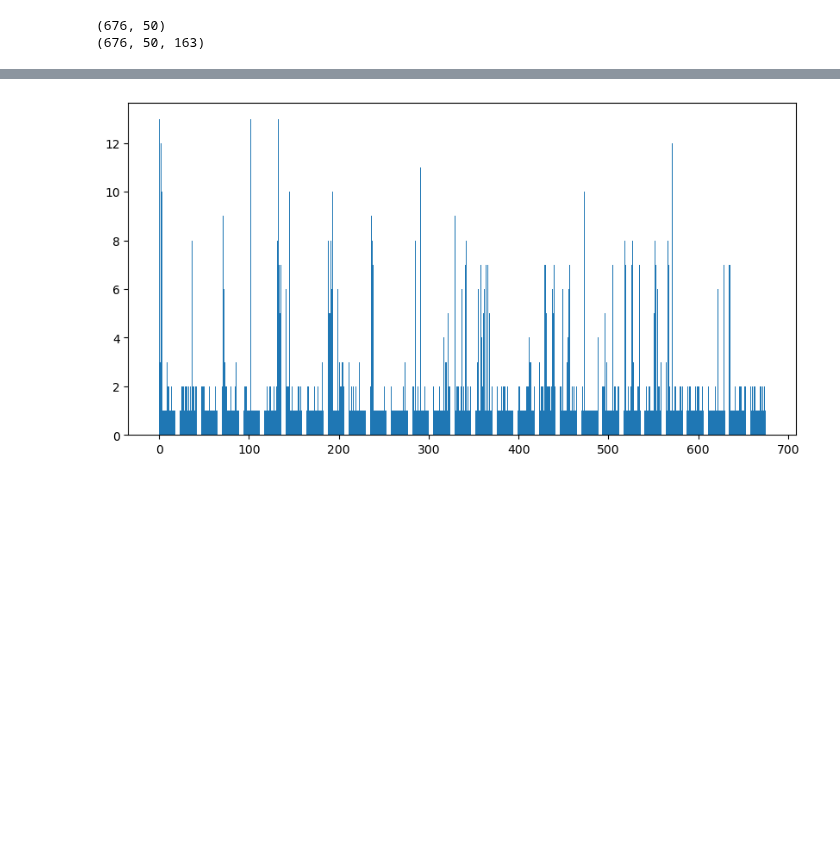
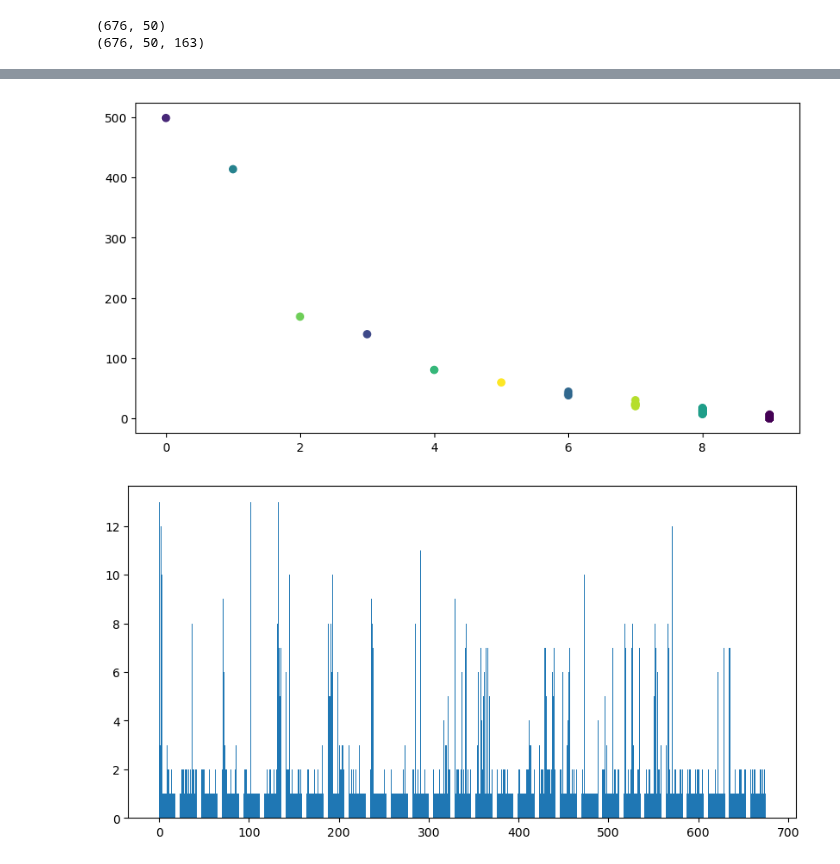
Before and after one commit to srt-uncertainty-wind/code, a Jupyter notebook: variableSelect_pca.ipynb, the cells around one changed output, grey strips where cells are left out. Cells and saved outputs as stored; diff of their text form; code cells hidden in the pictures; blank space fills up the shorter version.

```diff
--- a/variableSelect_pca.ipynb
+++ b/variableSelect_pca.ipynb
@@ -225,0 +270,88 @@ print(len(non_zeros_cols_list)) # 0.95下22个，0.8下28个，0.5下32个，0.1
+# %%
+# 对加权求和结果进行聚类
+from sklearn.cluster import KMeans
+from sklearn import metrics
+
+# for K in range(2, 20):
+K = 10
+metrics_array = np.sum(var_weighted_exist_array, axis=0).reshape((-1,1))
+cluster_labels = KMeans(n_clusters=K, random_state=9, n_init='auto').fit_predict(metrics_array)
+np.save(os.path.join(pca_save_path, "cluster_labels.npy"), cluster_labels)
+
+# 打印聚类分数
+clustering_metrics_list = [[], [], []]
+clustering_metrics_list[0].append(metrics.calinski_harabasz_score(metrics_array, cluster_labels)) # 越大越好
+clustering_metrics_list[1].append(metrics.silhouette_score(metrics_array, cluster_labels)) # 越大越好
+clustering_metrics_list[2].append(metrics.davies_bouldin_score(metrics_array, cluster_labels)) # 越小越好
+print(clustering_metrics_list)
+
+# 输出聚类中心
+cluster_centers = []
+for k in range(K):
+    center = np.mean(metrics_array[cluster_labels == k])
+    cluster_centers.append(round(center, 2))
+# print(cluster_centers)
+
+# 按照权重大小升序重排cluster_labels
+sorted_cluster_centers = sorted(cluster_centers, reverse=True)
+print(sorted_cluster_centers)
+correspond_idx_list = []
+for value in cluster_centers:
+    correspond_idx_list.append(sorted_cluster_centers.index(value))
+# print(correspond_idx_list)
+sorted_cluster_labels = [correspond_idx_list[label] for label in cluster_labels]
+# print(sorted_cluster_labels)
+
+# 输出对应变量组
+for k in range(K):
+    cluster_idx = np.where(np.array(sorted_cluster_labels) == k)[0]
+    # cluster_var_name_list = [find_var_name(idx, var_groups_dict) for idx in cluster_idx]
+    cluster_var_name_dict = {find_var_name(idx, var_groups_dict): round(metrics_array[idx][0], 2) for idx in cluster_idx}
+    if len(cluster_var_name_dict) < 163:
+        print(cluster_var_name_dict)
+    # print(cluster_var_name_list)
+
+'''
+499.02: [('control', 'ILSF')]
+413.86: [('recorder', 'DWPT')]
+168.75: [('mechanism', 'BPYR_1')]
+139.54: [('mechanism', 'FLAP')]
+80.14: [('control', 'FGC3')]
+59.3: [('external', 'ALT')]
+40.51: [('power', 'FQTY_1'), ('power', 'FQTY_4'),
+        ('control', 'CWPF'),
+        ('recorder', 'FRMC')]
+23.07: [('power', 'FF_1'), ('power', 'FF_2'), ('power', 'FF_3'), ('power', 'FF_4'), ('power', 'FQTY_2'),
+        ('control', 'CRSS'), ('control', 'HDGS'), ('control', 'CCPC'),
+        ('unclassified', 'MNS')]
+11.81: [('mechanism', 'ELEV_2'), ('mechanism', 'IVV'),
+        ('power', 'EHRS_1'), ('power', 'OIP_1'), ('power', 'OIP_2'), ('power', 'OIP_3'), ('power', 'OIP_4'), ('power', 'OIT_1'), ('power', 'OIT_2'), ('power', 'OIT_3'), ('power', 'OIT_4'),
+            ('power', 'EGT_1'), ('power', 'EGT_2'), ('power', 'EGT_3'), ('power', 'EGT_4'),
+        ('control', 'RUDP'), ('control', 'CCPF'), ('control', 'CWPC'),
+        ('external', 'ALTR'), ('external', 'SAT')]
+0.74: [ ('mechanism', 'AIL_1'), ('mechanism', 'AIL_2'), ('mechanism', 'ELEV_1'), ('mechanism', 'RUDD'), ('mechanism', 'SPL_1'), ('mechanism', 'SPL_2'), ('mechanism', 'SPLG'), ('mechanism', 'SPLY'),
+            ('mechanism', 'ABRK'), ('mechanism', 'BPGR_1'), ('mechanism', 'BPGR_2'), ('mechanism', 'BPYR_2'), ('mechanism', 'MSQT_1'), ('mechanism', 'MSQT_2'), ('mechanism', 'NSQT'),
+            ('mechanism', 'BLV'), ('mechanism', 'CALT'), ('mechanism', 'PACK'), ('mechanism', 'WOW'),
+            ('mechanism', 'AOA1'), ('mechanism', 'AOA2'), ('mechanism', 'GLS'), ('mechanism', 'PTCH'), ('mechanism', 'ROLL'), ('mechanism', 'TH'), ('mechanism', 'MH'),
+            ('mechanism', 'TAS'), ('mechanism', 'CASM'), ('mechanism', 'GS'), ('mechanism', 'VRTG'), ('mechanism', 'LATG'), ('mechanism', 'LONG'), ('mechanism', 'FPAC'), ('mechanism', 'CTAC'),
+        ('power', 'N2_1'), ('power', 'N2_2'), ('power', 'N2_3'), ('power', 'N2_4'), ('power', 'ECYC_1'), ('power', 'ECYC_2'), ('power', 'ECYC_3'), ('power', 'ECYC_4'),
+            ('power', 'EHRS_2'), ('power', 'EHRS_3'), ('power', 'EHRS_4'), ('power', 'VIB_1'), ('power', 'VIB_2'), ('power', 'VIB_3'), ('power', 'VIB_4'),
+            ('power', 'FADS'), ('power', 'HYDG'), ('power', 'HYDY'), ('power', 'N1_1'), ('power', 'N1_2'), ('power', 'N1_3'), ('power', 'N1_4'), ('power', 'N1T'),
+            ('power', 'FQTY_3'), ('power', 'OIPL'), ('power', 'LGDN'), ('power', 'LGUP'),
+        ('control', 'A_T'), ('control', 'APFD'), ('control', 'DFGS'), ('control', 'PUSH'), ('control', 'PTRM'), ('control', 'TCAS'),
+            ('control', 'PLA_1'), ('control', 'PLA_2'), ('control', 'PLA_3'), ('control', 'PLA_4'), ('control', 'SNAP'), ('control', 'TMODE'), ('control', 'EAI'), ('control', 'TAI'),
+            ('control', 'WAI_1'), ('control', 'WAI_2'), ('control', 'APUF'), ('control', 'FADF'), ('control', 'FIRE_1'), ('control', 'FIRE_2'), ('control', 'FIRE_3'), ('control', 'FIRE_4'),
+            ('control', 'GPWS'), ('control', 'MW'), ('control', 'POVT'), ('control', 'SHKR'), ('control', 'SMOK'), ('control', 'TOCW'),
+        ('external', 'WS'), ('external', 'WD'), ('external', 'PI'), ('external', 'PS'), ('external', 'PT'), ('external', 'TAT'), ('external', 'DA'), ('external', 'TRK'), ('external', 'TRKM'),
+            ('external', 'LOC'), ('external', 'LATP'), ('external', 'LONP'),
+        ('recorder', 'PH'), ('recorder', 'ACMT'), ('recorder', 'GMT_HOUR'), ('recorder', 'GMT_MINUTE'), ('recorder', 'GMT_SEC'),
+        ('unclassified', 'ATEN'), ('unclassified', 'EVNT'), ('unclassified', 'HF1'), ('unclassified', 'HF2'),
+            ('unclassified', 'VHF1'), ('unclassified', 'VHF2'), ('unclassified', 'VHF3'), ('unclassified', 'LMOD'), ('unclassified', 'VMODE'),
+            ('unclassified', 'MACH'), ('unclassified', 'MRK'), ('unclassified', 'N1C'), ('unclassified', 'N1CO'), ('unclassified', 'SMKB'),
+            ('unclassified', 'VAR_1107'), ('unclassified', 'VAR_2670'), ('unclassified', 'VAR_5107'), ('unclassified', 'VAR_6670')]
+'''
+
+plt.figure(figsize = (10, 5))
+plt.scatter(sorted_cluster_labels, metrics_array[:, 0], c=cluster_labels)
+plt.show()
+# %% [output]
@@ -226,3 +370,4 @@ print(len(non_zeros_cols_list)) # 0.95下22个，0.8下28个，0.5下32个，0.1
+[figure, added]
 # %%
 # 打印各mat中主成分数量分布
 import matplotlib.pyplot as plt
```
Also changed, not shown: parts of 2 cells of this notebook, 1 other file.
